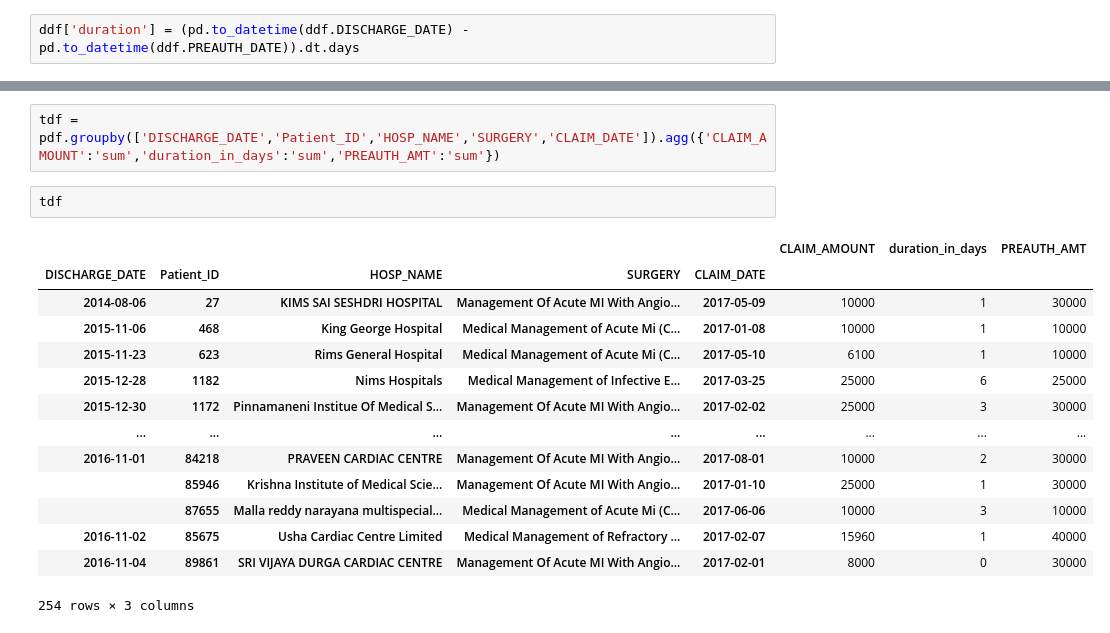
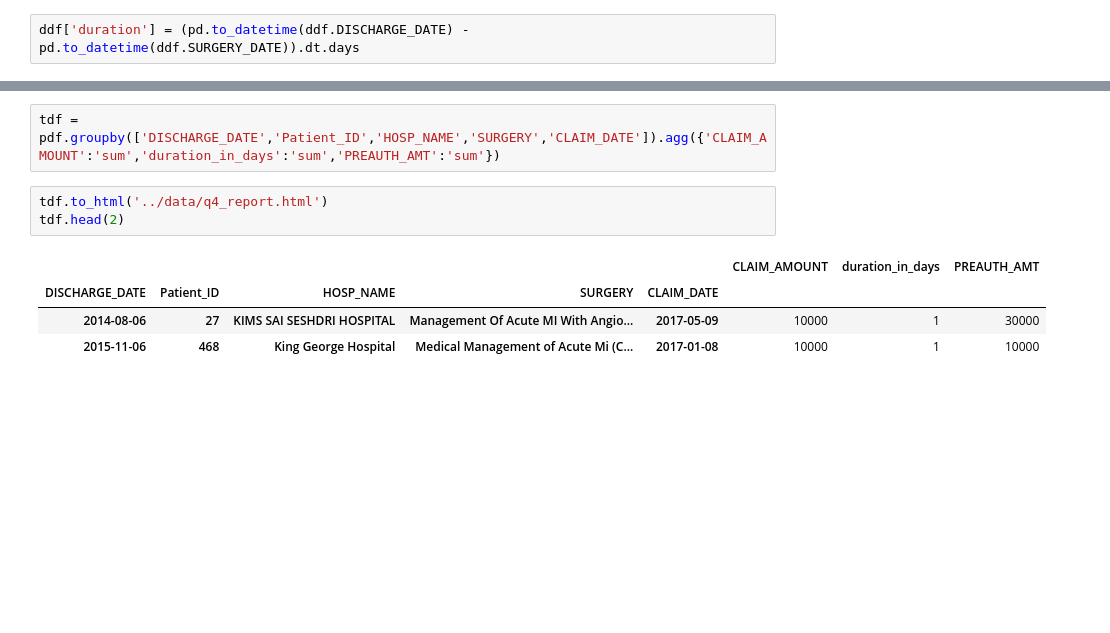
Before and after one commit to iamkamleshrangi/assignment_medical, a Jupyter notebook: notebook/submit_assignment.ipynb, the cells around one changed output, grey strips where cells are left out. Saved outputs shown, nothing was run; the diff lists cells and outputs as text; blank space fills up the shorter version.

```diff
--- a/notebook/submit_assignment.ipynb
+++ b/notebook/submit_assignment.ipynb
@@ -260,7 +258,7 @@ ddf = ddf[ddf['CATEGORY_NAME'] =='CARDIOLOGY']
 ddf.drop(ddf[ddf['DISCHARGE_DATE']==pd.to_datetime('2000-01-01')].index, inplace=True)
 ddf.drop(ddf[ddf['MORTALITY_DATE']==pd.to_datetime('2000-01-01')].index, inplace=True)
 # %%
-ddf['duration'] = (pd.to_datetime(ddf.DISCHARGE_DATE) - pd.to_datetime(ddf.PREAUTH_DATE)).dt.days
+ddf['duration'] = (pd.to_datetime(ddf.DISCHARGE_DATE) - pd.to_datetime(ddf.SURGERY_DATE)).dt.days
 # %%
 # Interest columns
 ddf[['SURGERY_DATE','DISCHARGE_DATE','duration']].head(2)
@@ -364,19 +365,10 @@ Index(['Patient_ID', 'AGE', 'SEX', 'CATEGORY_CODE', 'CATEGORY_NAME',
 # %%
 tdf = pdf.groupby(['DISCHARGE_DATE','Patient_ID','HOSP_NAME','SURGERY','CLAIM_DATE']).agg({'CLAIM_AMOUNT':'sum','duration_in_days':'sum','PREAUTH_AMT':'sum'})
 # %%
-tdf
+tdf.to_html('../data/q4_report.html')
+tdf.head(2)
 # %% [output]
 |  |  |  |  |  | CLAIM_AMOUNT | duration_in_days | PREAUTH_AMT |
 | DISCHARGE_DATE | Patient_ID | HOSP_NAME | SURGERY | CLAIM_DATE |  |  |  |
 | 2014-08-06 | 27 | KIMS SAI SESHDRI HOSPITAL | Management Of Acute MI With Angio... | 2017-05-09 | 10000 | 1 | 30000 |
 | 2015-11-06 | 468 | King George Hospital | Medical Management of Acute Mi (C... | 2017-01-08 | 10000 | 1 | 10000 |
-| 2015-11-23 | 623 | Rims General Hospital | Medical Management of Acute Mi (C... | 2017-05-10 | 6100 | 1 | 10000 |
-| 2015-12-28 | 1182 | Nims Hospitals | Medical Management of Infective E... | 2017-03-25 | 25000 | 6 | 25000 |
-| 2015-12-30 | 1172 | Pinnamaneni Institue Of Medical S... | Management Of Acute MI With Angio... | 2017-02-02 | 25000 | 3 | 30000 |
-| ... | ... | ... | ... | ... | ... | ... | ... |
-| 2016-11-01 | 84218 | PRAVEEN CARDIAC CENTRE | Management Of Acute MI With Angio... | 2017-08-01 | 10000 | 2 | 30000 |
-|  | 85946 | Krishna Institute of Medical Scie... | Management Of Acute MI With Angio... | 2017-01-10 | 25000 | 1 | 30000 |
-|  | 87655 | Malla reddy narayana multispecial... | Medical Management of Acute Mi (C... | 2017-06-06 | 10000 | 3 | 10000 |
-| 2016-11-02 | 85675 | Usha Cardiac Centre Limited | Medical Management of Refractory ... | 2017-02-07 | 15960 | 1 | 40000 |
-| 2016-11-04 | 89861 | SRI VIJAYA DURGA CARDIAC CENTRE | Management Of Acute MI With Angio... | 2017-02-01 | 8000 | 0 | 30000 |
-254 rows × 3 columns
```
Also changed, not shown: parts of 29 cells of this notebook, 9 other files.
